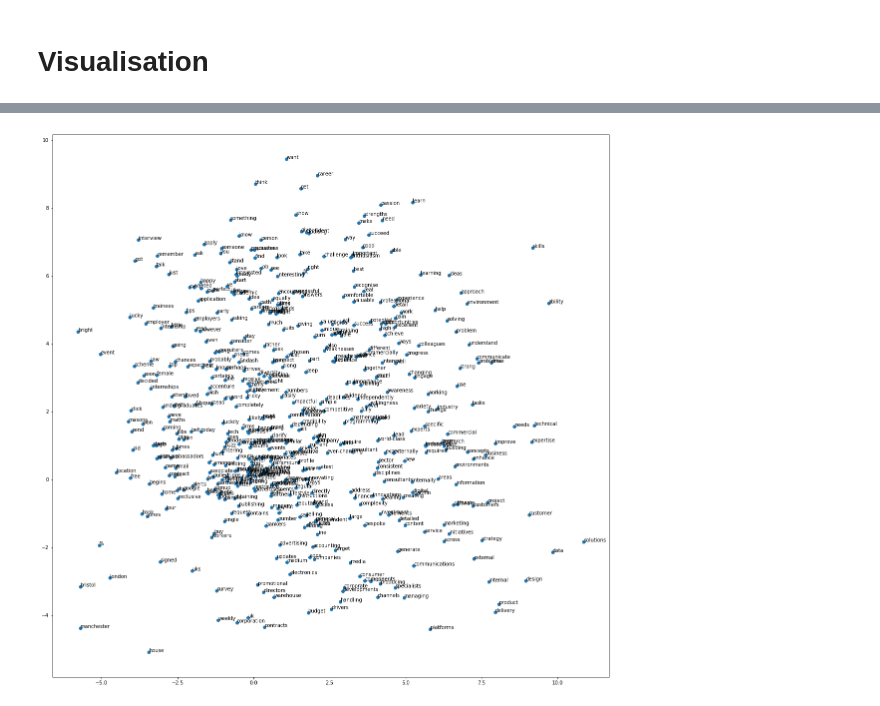
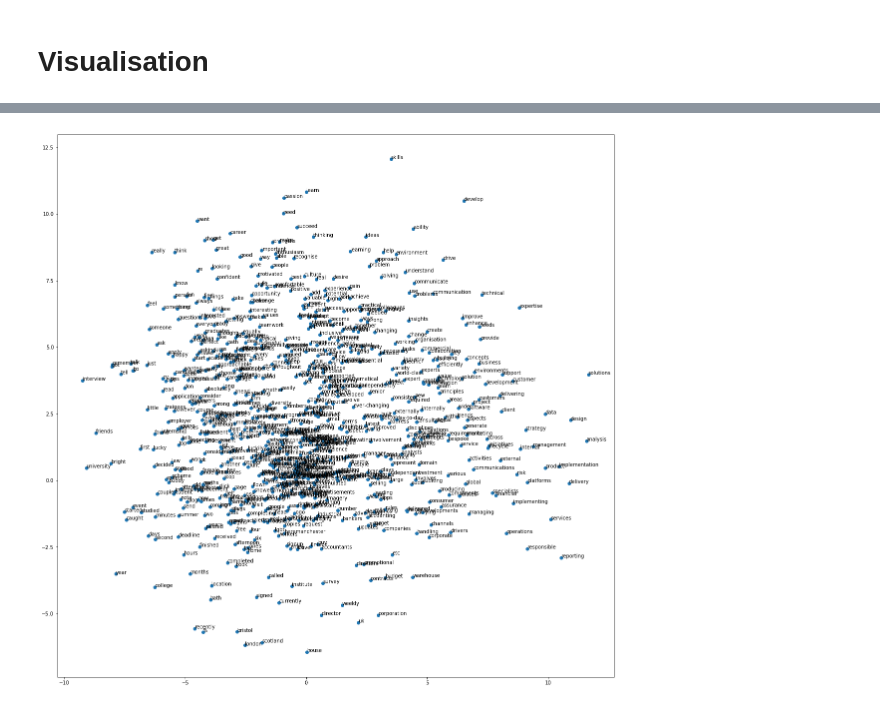
Before and after one commit to Lassanabright/Bright_Network-Data_Science, a Jupyter notebook: Get_Pages_content.ipynb, the cells around one changed output, grey strips where cells are left out. Drawn from its saved outputs; the diff is of its cells as text; code cells hidden in the pictures.

```diff
--- a/Get_Pages_content.ipynb
+++ b/Get_Pages_content.ipynb
@@ -383,5 +440,5 @@ len(all_data)
 # %%
-all_data=[i for i in all_data if len(i)>10]
+all_data=[i for i in all_data if len(i)>4]
 # %%
 all_data[:3]
 # %% [output]
@@ -438,17 +496,18 @@ def get_data_word2vec(x):
     for document in x:
         sentences=document.split("\r\n")
         for sentence in sentences:
-            sentence=sentence.replace("&pound;","").replace("We;re","").replace(";"," ")
-            sentence=sentence.replace("We;ll","").replace(":"," ").replace("&quot;","")
-            sentence = ''.join([i for i in sentence if not i.isdigit()])
-            a=sentence.split(" ")
-            try:
-                lk=''
-                while True:
-                    a.remove(lk)
-            except:
-                pass
-            res.append(a)
+            if len(sentence)>1:
+                sentence=sentence.replace("&pound;","").replace("We;re","").replace(";"," ")
+                sentence=sentence.replace("We;ll","").replace(":"," ").replace("&quot;","")
+                sentence = ''.join([i for i in sentence if not i.isdigit()])
+                a=sentence.split(" ")
+                try:
+                    lk=''
+                    while True:
+                        a.remove(lk)
+                except:
+                    pass
+                res.append(a)
     return res
 # %%
 sentences=get_data_word2vec(documents)
@@ -464,9 +527,9 @@ def create_corpus_file(path, x):
 # %%
 create_corpus_file("corpus.txt", sentences)
 # %%
-model = Word2Vec(sentences, min_count=5, size=150,
+model = Word2Vec(sentences, min_count=5, size=200,
         window=5,
         workers=10)
 # %%
-model.train(sentences, total_examples=len(sentences), epochs=20)
+model.train(sentences, total_examples=len(sentences), epochs=50)
 # %% [output]
@@ -499,12 +562,12 @@ print(pca.explained_variance_ratio_)
 # %%
-k=500
+k=800
 plt.figure(figsize=(20,20))
 plt.scatter(result[:k, 0], result[:k, 1])
 for i, word in enumerate(words[:k]):
     plt.annotate(word, xy=(result[i, 0], result[i, 1]))
 plt.show()
 # %% [output]
-[figure, old version]
+[figure, new version]
 # %%
 model.wv.most_similar(positive="job")
 # %% [output]
```
Also changed, not shown: parts of 50 cells of this notebook, 2 other files.
